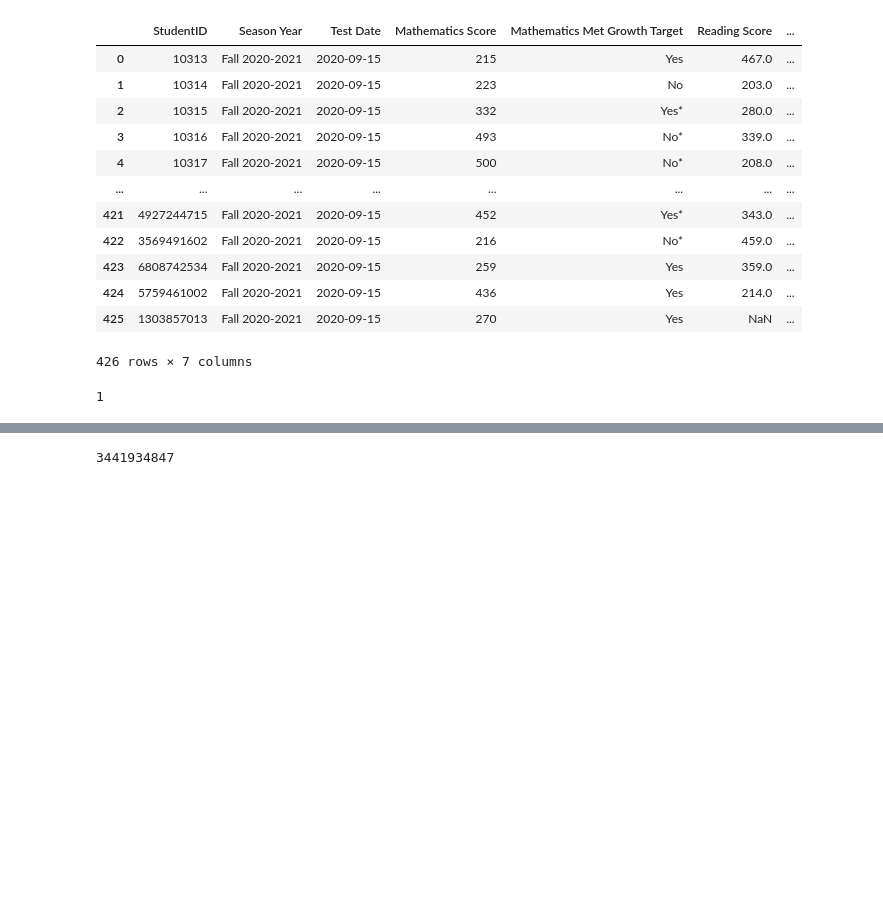
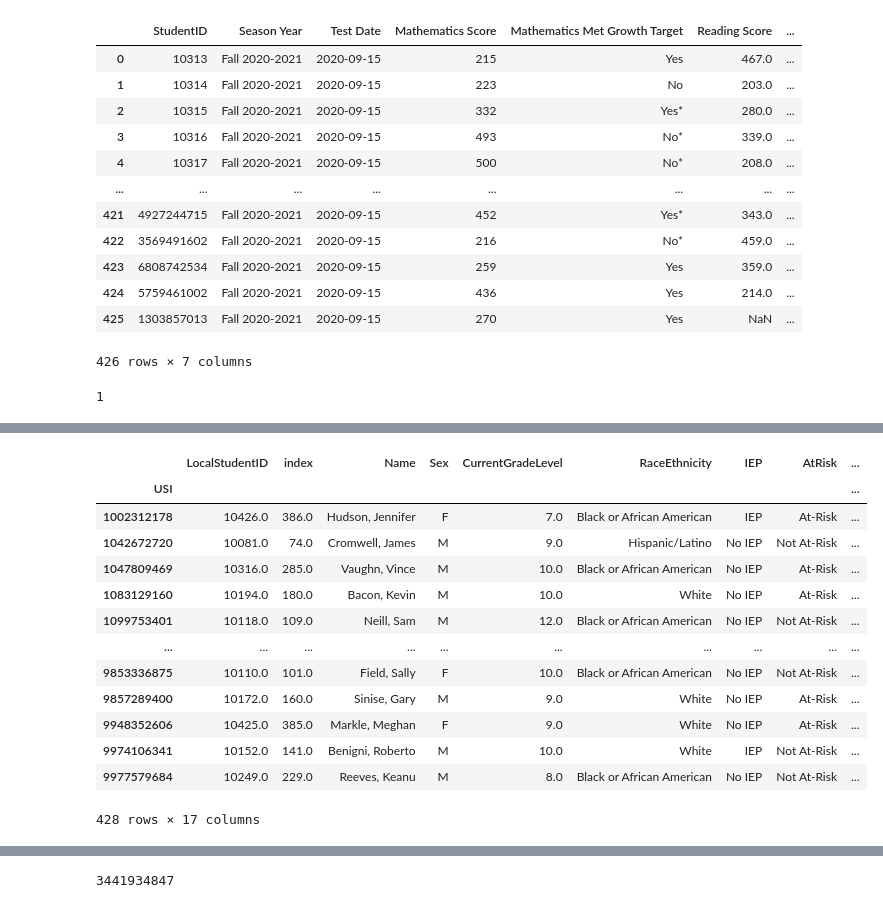
Before and after one commit to jefferyrosario/interview_emp, a Jupyter notebook: Untitled.ipynb, the cells around one changed output, grey strips where cells are left out. Cells and saved outputs as stored; diff of their text form; code cells hidden in the pictures; blank space fills up the shorter version.

```diff
--- a/Untitled.ipynb
+++ b/Untitled.ipynb
@@ -246,35 +305,41 @@ scores['StudentID'].
 # %%
-def splitStudentIDAndUSI(df):
+scores.reset_index(inplace = True)
+demo.reset_index(inplace = True)
+
+def splitStudentIDAndUSI(scores, demo):
     # capture USI in StudentID column
-    indexes_to_correct_id = df[df['StudentID'].astype('str').map(len) > 6].index
+    indexes_to_correct_id = scores[scores['StudentID'].astype('str').map(len) > 6].index
 
     # create column USI
-    df.loc[indexes_to_correct_id,'USI'] = df.loc[indexes_to_correct_id, 'StudentID']
+    scores.loc[indexes_to_correct_id,'USI'] = scores.loc[indexes_to_correct_id, 'StudentID']
 
     # set StudentID as index
     scores.set_index('StudentID', inplace = True)
 
     # capture indexes(StudentIDs) I need
-    index = df['USI'].index[df['USI'].apply(np.isnan)]
+    index = scores['USI'].index[scores['USI'].apply(np.isnan)]
+
+    #set index for demo table
+    demo.set_index('LocalStudentID', inplace = True)
 
     # use demo table to capture USI using scores's StudentIDs
     fill_usi = demo.loc[index, 'USI']
 
     #reset index
-    df.reset_index(inplace = True)
+    scores.reset_index(inplace = True)
 
     #drop duplicates, we will take care of this duplicate in the future
-    df.drop_duplicates(subset = ['StudentID'], inplace = True)
+    scores.drop_duplicates(subset = ['StudentID'], inplace = True)
 
-    df.set_index('StudentID',inplace = True)
+    scores.set_index('StudentID',inplace = True)
 
     # fillna USI values using scores's StudentIDS
-    df.loc[fill_usi.index, 'USI'] = fill_usi
+    scores.loc[fill_usi.index, 'USI'] = fill_usi
 
     # int64
-    df.loc[:, 'USI'] = df['USI'].astype('int64')
+    scores.loc[:, 'USI'] = scores['USI'].astype('int64')
 
-splitStudentIDAndUSI(scores)
+splitStudentIDAndUSI(scores, demo)
 # %%
 scores.reset_index(inplace = True)
 # %%
@@ -330,0 +408,7 @@ dtype: int64
+# %%
+demo.reset_index(inplace = True)
+# %%
+scores.reset_index(inplace = True)
+# %%
+demo.set_index(['USI'], inplace = True)
+scores.set_index(['USI'], inplace = True)
@@ -330,0 +437,17 @@ dtype: int64
+# %%
+demo.merge(scores, how = 'outer', right_index=True, left_index=True)
+# %% [output]
+|  | LocalStudentID | index | Name | Sex | CurrentGradeLevel | RaceEthnicity | IEP | AtRisk | ... |
+| USI |  |  |  |  |  |  |  |  | ... |
+| 1002312178 | 10426.0 | 386.0 | Hudson, Jennifer | F | 7.0 | Black or African American | IEP | At-Risk | ... |
+| 1042672720 | 10081.0 | 74.0 | Cromwell, James | M | 9.0 | Hispanic/Latino | No IEP | Not At-Risk | ... |
+| 1047809469 | 10316.0 | 285.0 | Vaughn, Vince | M | 10.0 | Black or African American | No IEP | At-Risk | ... |
+| 1083129160 | 10194.0 | 180.0 | Bacon, Kevin | M | 10.0 | White | No IEP | At-Risk | ... |
+| 1099753401 | 10118.0 | 109.0 | Neill, Sam | M | 12.0 | Black or African American | No IEP | Not At-Risk | ... |
+| ... | ... | ... | ... | ... | ... | ... | ... | ... | ... |
+| 9853336875 | 10110.0 | 101.0 | Field, Sally | F | 10.0 | Black or African American | No IEP | Not At-Risk | ... |
+| 9857289400 | 10172.0 | 160.0 | Sinise, Gary | M | 9.0 | White | No IEP | At-Risk | ... |
+| 9948352606 | 10425.0 | 385.0 | Markle, Meghan | F | 9.0 | White | No IEP | At-Risk | ... |
+| 9974106341 | 10152.0 | 141.0 | Benigni, Roberto | M | 10.0 | White | IEP | Not At-Risk | ... |
+| 9977579684 | 10249.0 | 229.0 | Reeves, Keanu | M | 8.0 | Black or African American | No IEP | Not At-Risk | ... |
+428 rows × 17 columns
```
Also changed, not shown: parts of 61 cells of this notebook.
